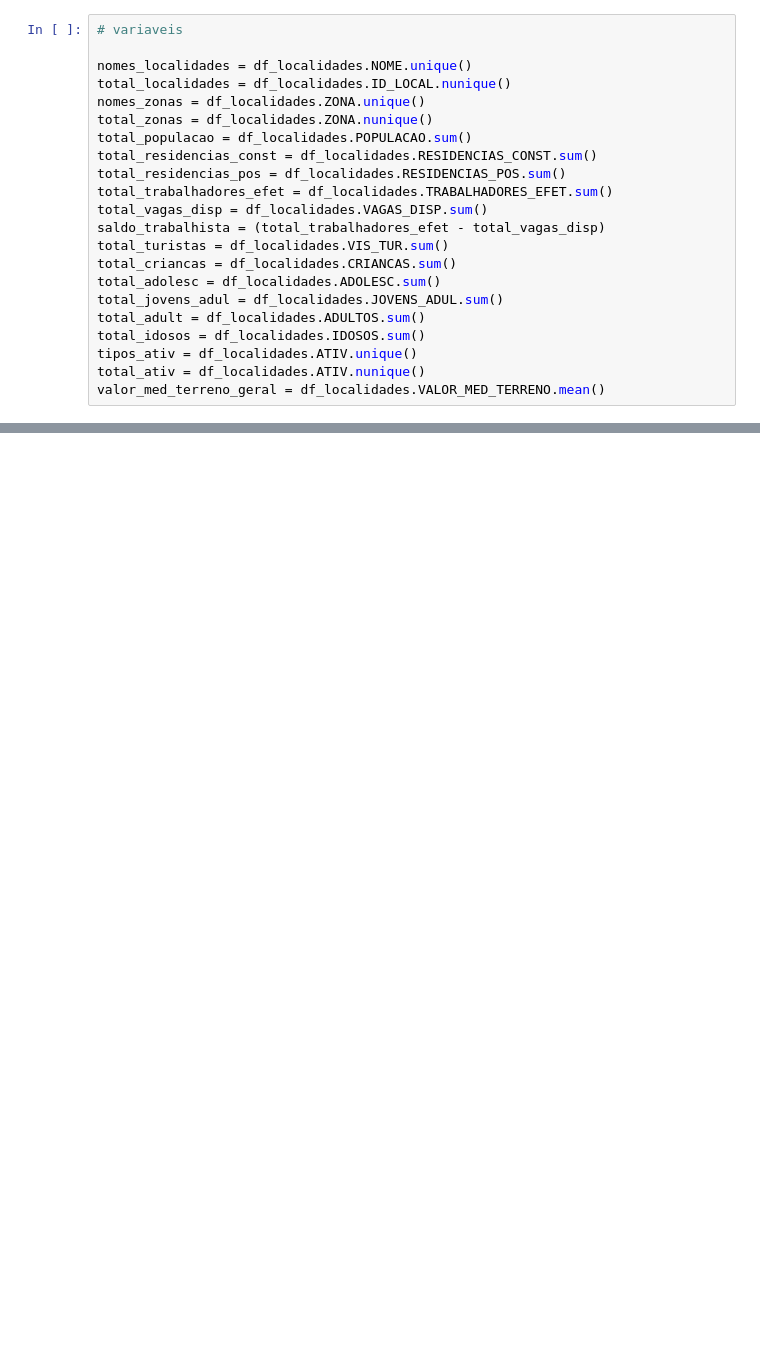
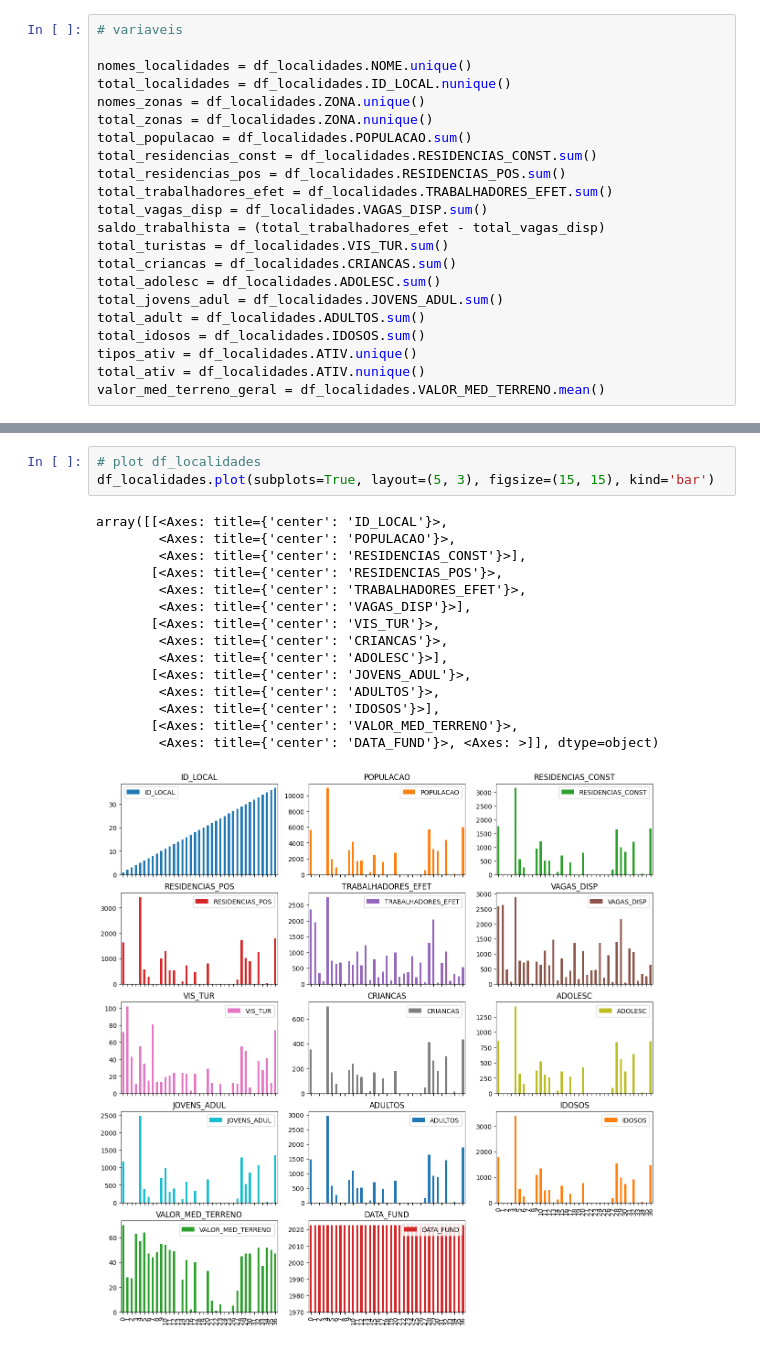
Before and after one commit to thiagodacosta85/WebSys_Virtualha, a Jupyter notebook: dataAnalysis/pythonScripts/localidades/analise_localidades.ipynb, the cells around one changed output, grey strips where cells are left out. Cells and saved outputs as stored; diff of their text form; blank space fills up the shorter version.

```diff
--- a/dataAnalysis/pythonScripts/localidades/analise_localidades.ipynb
+++ b/dataAnalysis/pythonScripts/localidades/analise_localidades.ipynb
@@ -119,0 +86,19 @@ df_atividades
+# %%
+# plot df_localidades
+df_localidades.plot(subplots=True, layout=(5, 3), figsize=(15, 15), kind='bar')
+# %% [output]
+array([[<Axes: title={'center': 'ID_LOCAL'}>,
+        <Axes: title={'center': 'POPULACAO'}>,
+        <Axes: title={'center': 'RESIDENCIAS_CONST'}>],
+       [<Axes: title={'center': 'RESIDENCIAS_POS'}>,
+        <Axes: title={'center': 'TRABALHADORES_EFET'}>,
+        <Axes: title={'center': 'VAGAS_DISP'}>],
+       [<Axes: title={'center': 'VIS_TUR'}>,
+        <Axes: title={'center': 'CRIANCAS'}>,
+        <Axes: title={'center': 'ADOLESC'}>],
+       [<Axes: title={'center': 'JOVENS_ADUL'}>,
+        <Axes: title={'center': 'ADULTOS'}>,
+        <Axes: title={'center': 'IDOSOS'}>],
+       [<Axes: title={'center': 'VALOR_MED_TERRENO'}>,
+        <Axes: title={'center': 'DATA_FUND'}>, <Axes: >]], dtype=object)
+[figure, added]
```
Also changed, not shown: parts of 14 cells of this notebook.
